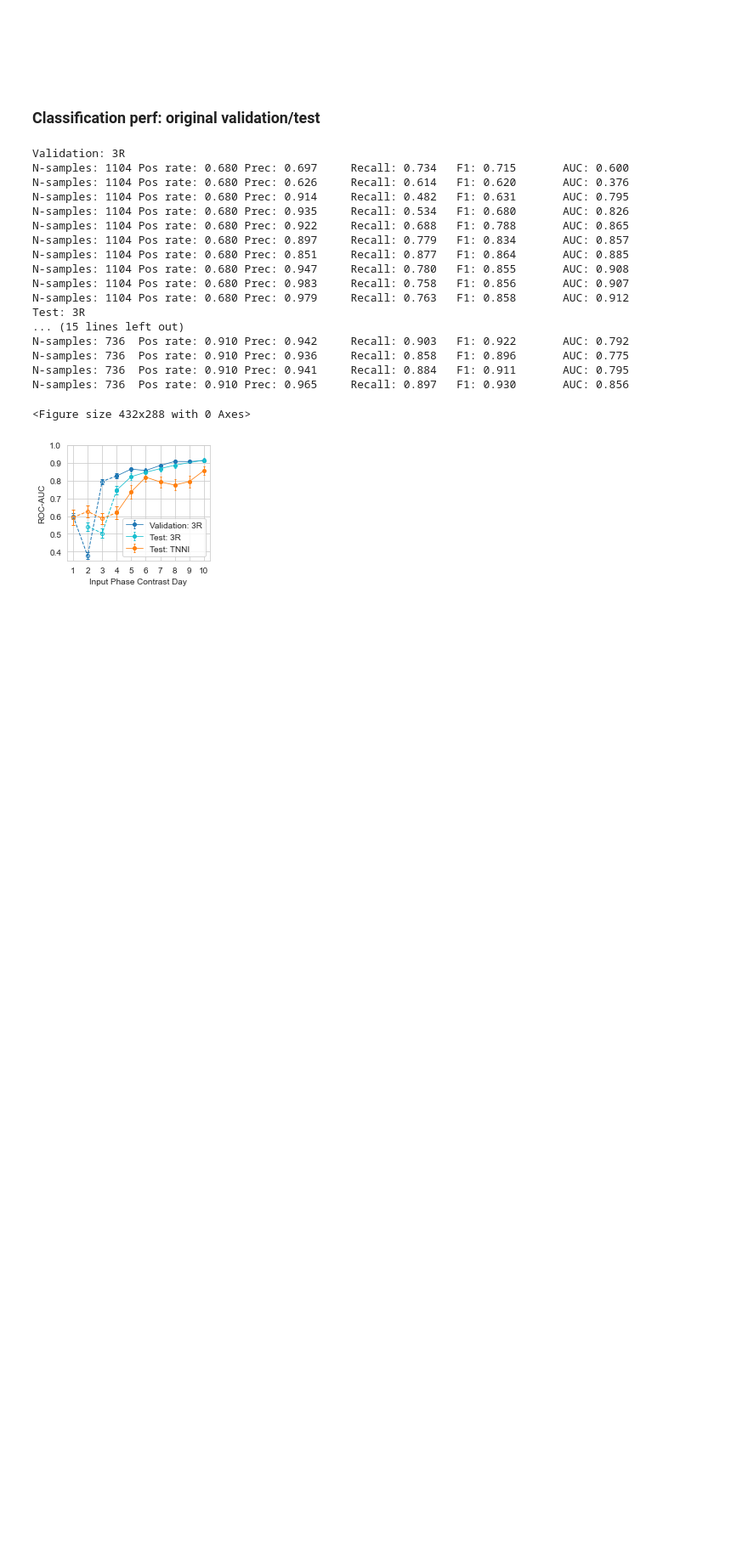
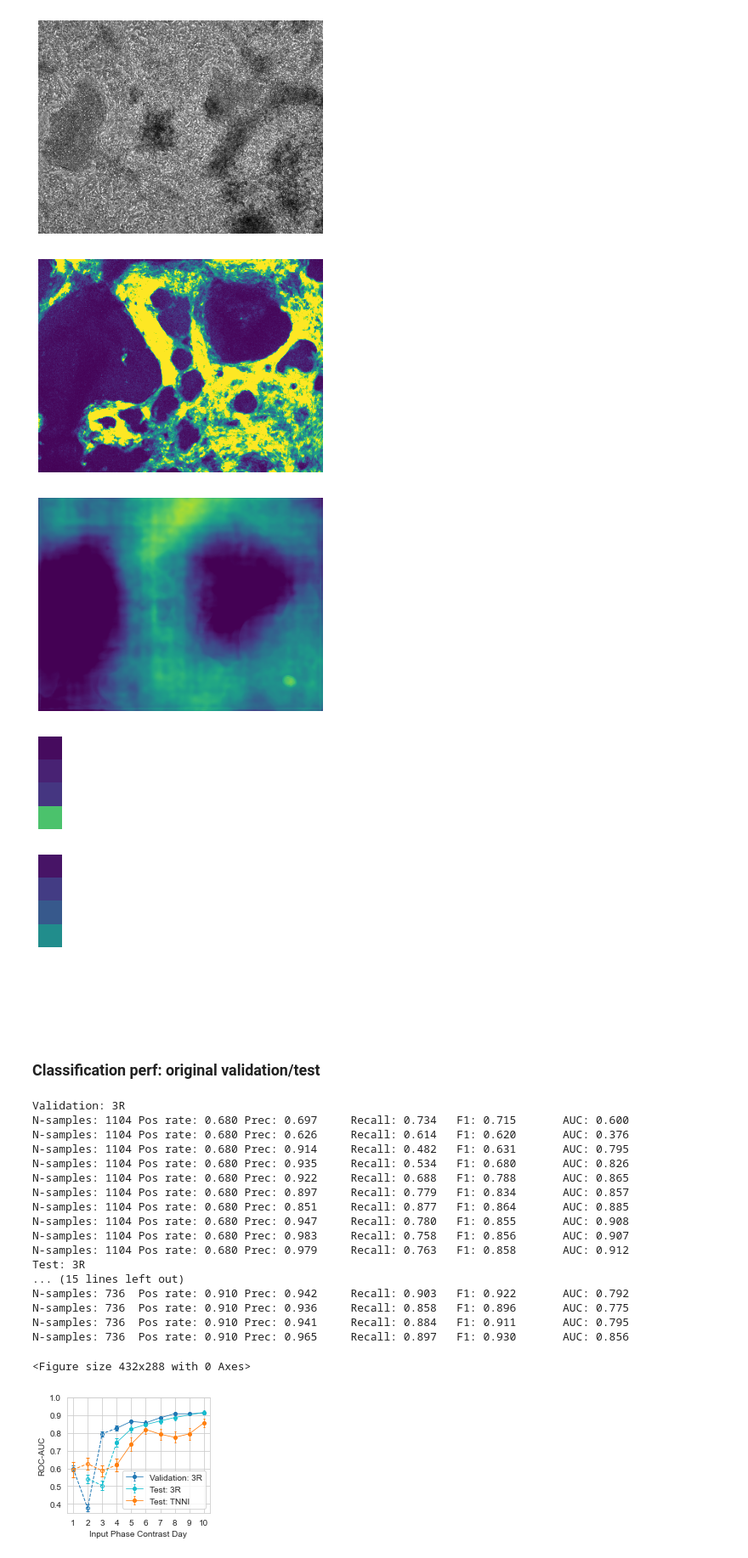
Before and after one commit to miaecle/DiffPred, a Jupyter notebook: metric_breakdown_test.ipynb, the cells around one changed output. Shown at 85% size. Drawn from its saved outputs; the diff is of its cells as text; code cells hidden in the pictures; blank space fills up the shorter version.

```diff
--- a/metric_breakdown_test.ipynb
+++ b/metric_breakdown_test.ipynb
@@ -258,3 +261,58 @@ marker_mapping = {
+# %%
+sample_w = ('A2', '61')
+sample_input_day = 5
+
+# Input phase contrast
+names = pickle.load(open('VALIDATION/line1_3R/ex15_full/0-to-0/names.pkl', 'rb'))
+sample = [i for i, n in names.items() if \
+          get_identifier(n)[-2:] == sample_w and get_identifier(n)[2] == str(sample_input_day)][0]
+Xs = pickle.load(open('VALIDATION/line1_3R/ex15_full/0-to-0/X_%d.pkl' % (sample//100), 'rb'))
+X = Xs[sample][..., 0]
+plt.figure(figsize=(6, 5))
+plt.imshow(X, cmap='gray')
+plt.axis('off')
+plt.savefig(os.path.join(SAVE_ROOT, 'suppfig1', 'supp-fig1-schematics-input.pdf'), bbox_inches='tight')
+
+# Seg-label
+output = pickle.load(open('VALIDATION/line1_3R/ex15_full/cla_seg-pred_samples.pkl', 'rb'))
+y = output[sample_w]['label']
+y = y[..., 3] * 3 + y[..., 2] * 2 + y[..., 1]
+plt.figure(figsize=(6, 5))
+plt.imshow(y, vmin=0., vmax=2.5, cmap='viridis')
+plt.axis('off')
+plt.savefig(os.path.join(SAVE_ROOT, 'suppfig1', 'supp-fig1-schematics-seg-label.pdf'), bbox_inches='tight')
+
+# Seg-pred
+_y = output[sample_w][5]
+plt.figure(figsize=(6, 5))
+plt.imshow(_y, vmin=0.5, vmax=1.5, cmap='viridis')
+plt.axis('off')
+plt.savefig(os.path.join(SAVE_ROOT, 'suppfig1', 'supp-fig1-schematics-seg-pred.pdf'), bbox_inches='tight')
+
+# Cla-label
+label_ind = [i for i, n in names.items() if \
+          get_identifier(n)[-2:] == sample_w and get_identifier(n)[2] == str(15)][0]
+cla_labels = pickle.load(open('VALIDATION/line1_3R/ex15_full/0-to-0/classify_continuous_labels.pkl', 'rb'))
+cla_label = cla_labels[label_ind][0]
+plt.figure(figsize=(1, 2))
+plt.imshow(cla_label.reshape((-1, 1)), cmap='viridis', vmin=0, vmax=1)
+plt.axis('off')
+plt.savefig(os.path.join(SAVE_ROOT, 'suppfig1', 'supp-fig1-schematics-cla-label.pdf'), bbox_inches='tight')
+
+# Cla-pred
+cla_preds = pickle.load(open('VALIDATION/line1_3R/ex15_full/ex-valid-pred-to-15/cla.pkl', 'rb'))
+cla_pred_ind = cla_preds['pred_names'].index(names[sample])
+cla_pred = cla_preds['cla_preds'][cla_pred_ind]
+plt.figure(figsize=(1, 2))
+plt.imshow(cla_pred.reshape((-1, 1)), cmap='viridis', vmin=0, vmax=1)
+plt.axis('off')
+plt.savefig(os.path.join(SAVE_ROOT, 'suppfig1', 'supp-fig1-schematics-cla-pred.pdf'), bbox_inches='tight')
+# %% [output]
+[figure, added]
+[figure, added]
+[figure, added]
+[figure, added]
+[figure, added]
 # %% [markdown]
 <br/><br/><br/><br/>
 ### Classification perf: original validation/test ###
```
Also changed, not shown: parts of 4 cells of this notebook.
